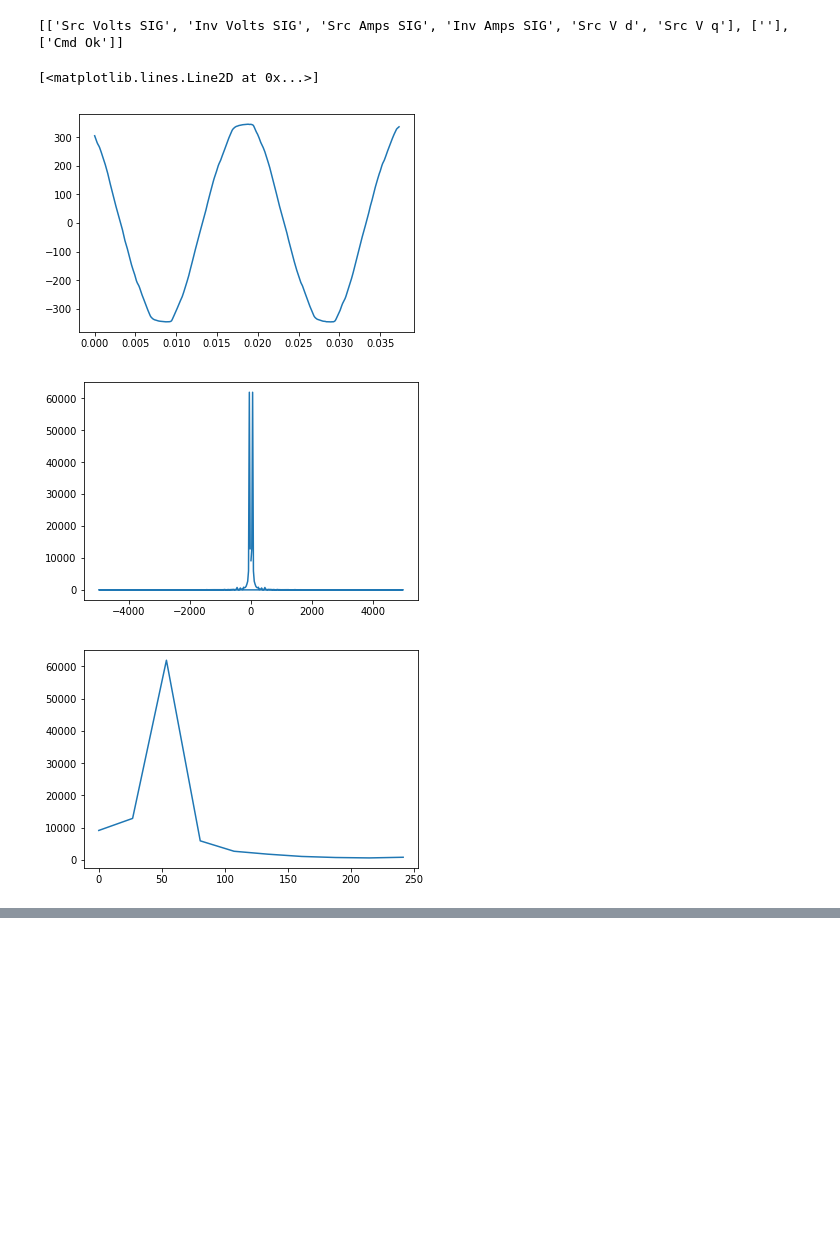
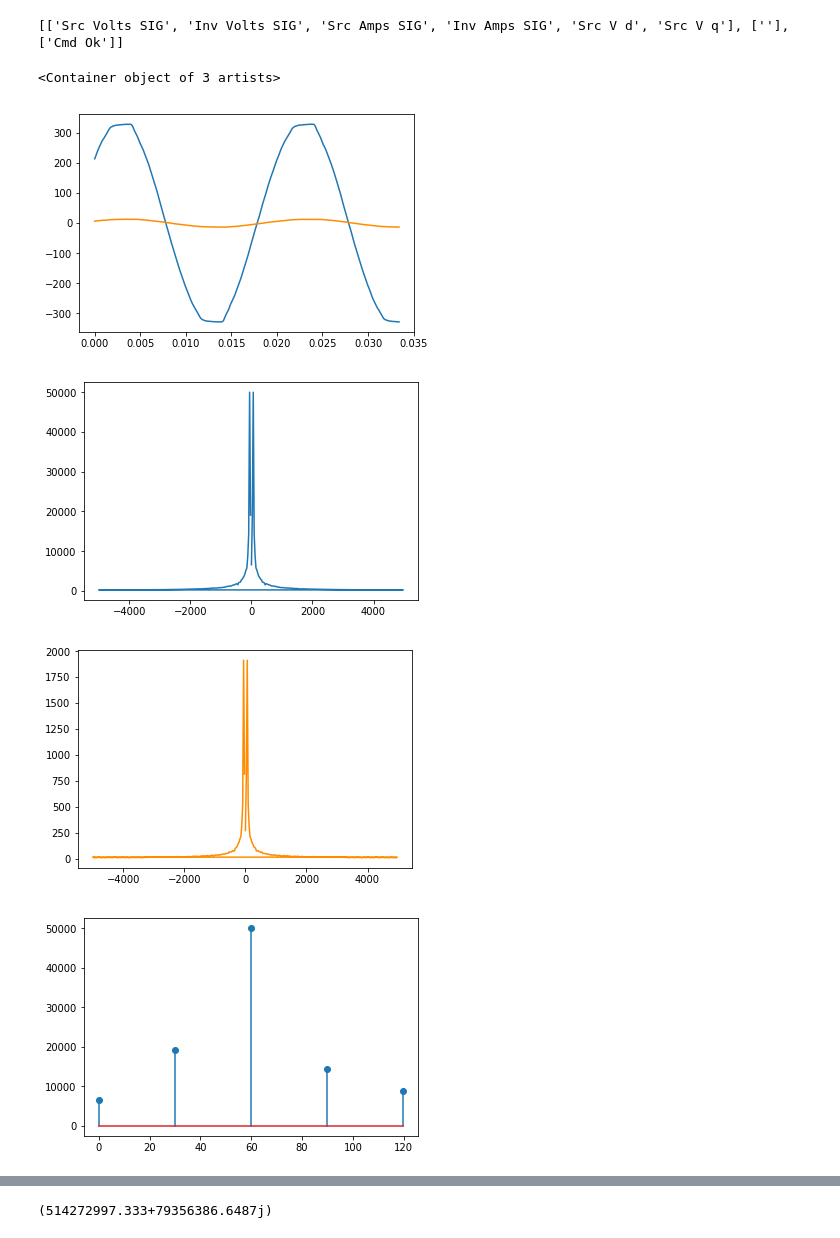
Before and after one commit to tomgwasira/GPT-MLT, a Jupyter notebook: powerstar_gpt/python/power_star_gpt.ipynb, the cells around one changed output, grey strips where cells are left out. Cells and saved outputs as stored; diff of their text form; code cells hidden in the pictures; blank space fills up the shorter version.

Commit message:
Reading voltages and currents successfully from source. Currently working on implementation of GPT algorithm on given code.

```diff
--- a/powerstar_gpt/python/power_star_gpt.ipynb
+++ b/powerstar_gpt/python/power_star_gpt.ipynb
@@ -9,7 +39,8 @@ import serial
 
 # Setup primary UART (miniUART) and read from Powerstar card
 with serial.Serial("/dev/serial0", 115200, timeout=1) as ser:
-    ser.flushInput # clear input serial buffer
+    ser.reset_input_buffer() # clear input serial buffer
+    ser.reset_output_buffer() # clear output serial buffer
 
     ser.write(b"-twh\r") # request headings for signals from Powerstar 10 card
     headings = [((x.strip()).strip(',')).split(',') for x in (((ser.read(1024)).strip()).strip('\r')).split('\r')] # read serial data in response to headings request. strip() necessary for any leading and trailing spaces in data
@@ -25,30 +56,40 @@ with serial.Serial("/dev/serial0", 115200, timeout=1) as ser:
     data = np.transpose(data) # transpose data so that a list at each row is a buffer for a partricular measured quantity
     # print(data)
 
-    src_v = data[0]/12 # source voltage
-    src_i = data[2]/12 # source current
+    src_v1 = data[0]/12 # source voltage
+    src_i1 = data[2]/12 # source current
+
+    ser.close()
 # %% [output]
 [['Src Volts SIG', 'Inv Volts SIG', 'Src Amps SIG', 'Inv Amps SIG', 'Src V d', 'Src V q'], [''], ['Cmd Ok']]
 # %%
 #---------------------------------------------------------------
 # Performing FFT
 #---------------------------------------------------------------
 
 fadc = float(10000)                                 # sampling frequency of ADC. 1kHz for low resolution; 10kHz for high resolution.
-nsamples = len(src_v)                               # number of samples
+nsamples = len(src_v1)                               # number of samples
 tlen = nsamples/fadc
-trunc = 10
+trunc = 5
 
 t = np.linspace(0,tlen,nsamples) # generate time axis for signal
-plt.plot(t, src_v)
 
-SRC_V = np.fft.fft(src_v) # perform FFT on source voltage
+plt.plot(t, src_v1)
+plt.plot(t, src_i1, color='darkorange')
+
+SRC_V1 = np.fft.fft(src_v1) # perform FFT on source voltage
+SRC_I1 = np.fft.fft(src_i1) # perform FFT on source voltage
+
 freq = np.fft.fftfreq(len(t), 1/fadc) # obtain frequency axis
-plt.figure(); plt.plot(freq, abs(SRC_V))
 
-plt.figure(); plt.plot(freq[:trunc], abs(SRC_V)[:trunc]) # zoom in
+plt.figure(); plt.plot(freq, abs(SRC_V1))
+plt.figure(); plt.plot(freq, abs(SRC_I1), color='darkorange')
+
+plt.figure(); plt.stem(freq[:trunc], abs(SRC_V1)[:trunc]) # zoom in
+plt.figure(); plt.stem(freq[:trunc], abs(SRC_I1)[:trunc], 'darkorange') # zoom in
 # %% [output]
-[<matplotlib.lines.Line2D at 0x...>]
+<Container object of 3 artists>
-[figure, old version]
+[figure, new version]
-[figure, old version]
+[figure, new version]
-[figure, old version]
+[figure, new version]
+[figure, added]
@@ -54,0 +138,11 @@ plt.figure(); plt.plot(freq[:trunc], abs(SRC_V)[:trunc]) # zoom in
+# %%
+#---------------------------------------------------------------
+# Perform GPT algorithm
+#---------------------------------------------------------------
+
+# Compute PPCC
+Is_conj = np.conjugate(Is) # obtain Is*
+PPCC = np.dot(U.flatten(), Is_conj.flatten())
+print(PPCC)
+# %% [output]
+(514272997.333+79356386.6487j)
```
Also changed, not shown: parts of 4 cells of this notebook, 2 other files.
